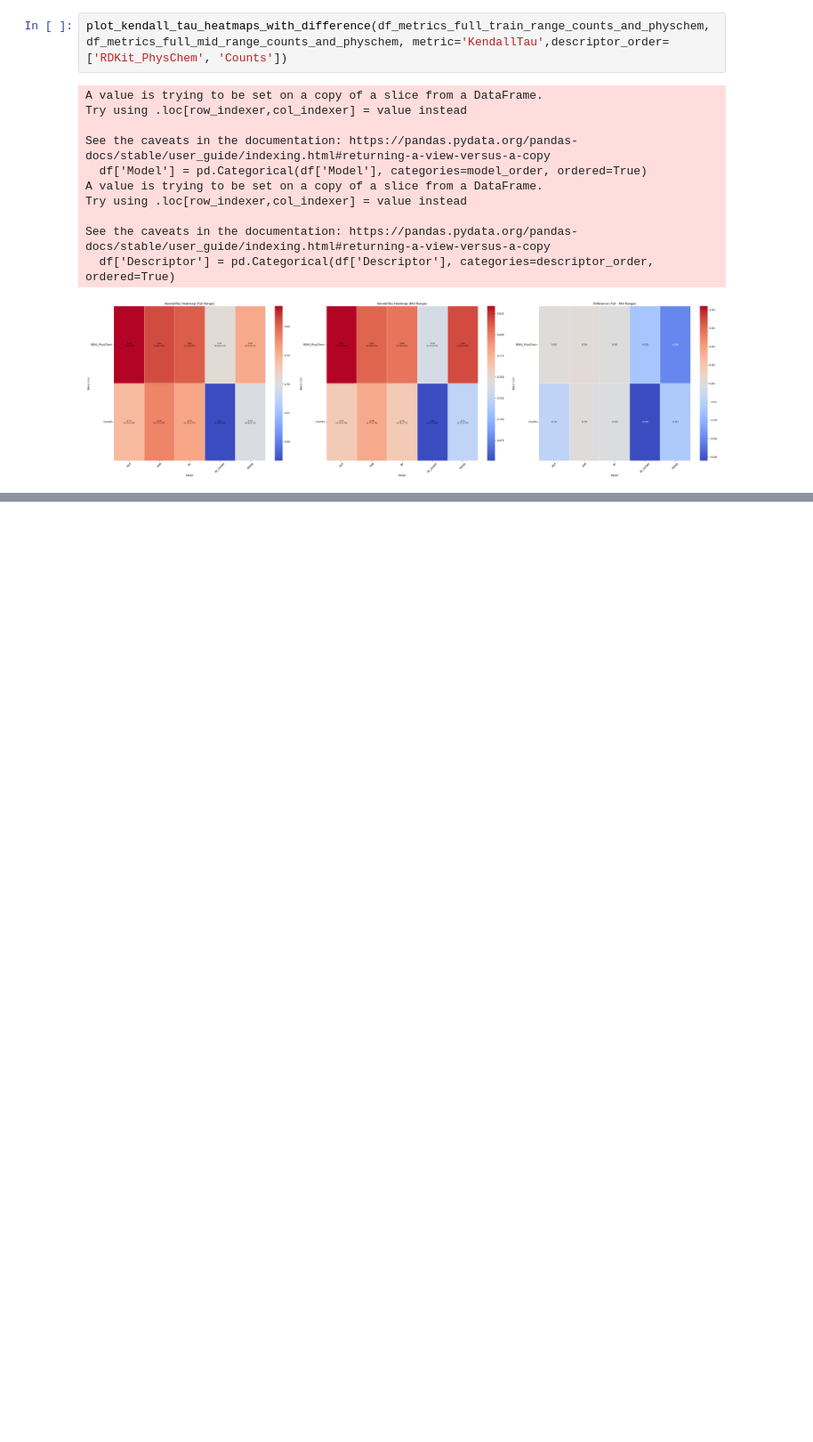
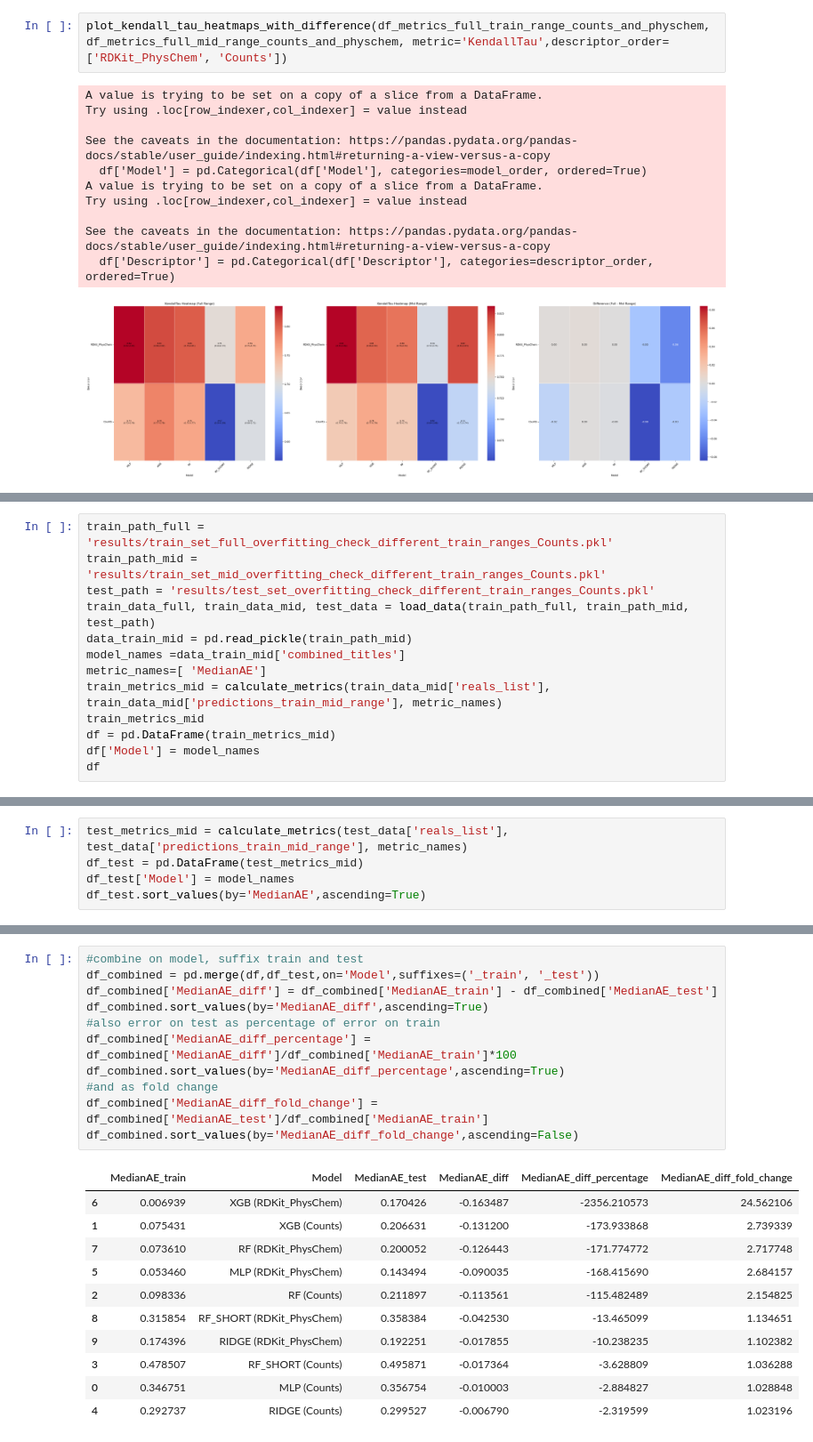
Before and after one commit to Cschiebroek/mdfptools, a Jupyter notebook: carl/benchmarking_platform/analysis_benchmarking_platform_different_ranges copy.ipynb, the cells around one changed output, grey strips where cells are left out. Shown at 89% size. Saved outputs shown, nothing was run; the diff lists cells and outputs as text; blank space fills up the shorter version.

```diff
--- a/carl/benchmarking_platform/analysis_benchmarking_platform_different_ranges copy.ipynb
+++ b/carl/benchmarking_platform/analysis_benchmarking_platform_different_ranges copy.ipynb
@@ -228,0 +231,13 @@ analyze_overfitting(
+# %%
+train_path_full = 'results/train_set_full_overfitting_check_different_train_ranges_Counts.pkl'
+train_path_mid = 'results/train_set_mid_overfitting_check_different_train_ranges_Counts.pkl'
+test_path = 'results/test_set_overfitting_check_different_train_ranges_Counts.pkl'
+train_data_full, train_data_mid, test_data = load_data(train_path_full, train_path_mid, test_path)
+data_train_mid = pd.read_pickle(train_path_mid)
+model_names =data_train_mid['combined_titles']
+metric_names=[ 'MedianAE']
+train_metrics_mid = calculate_metrics(train_data_mid['reals_list'], train_data_mid['predictions_train_mid_range'], metric_names)
+train_metrics_mid
+df = pd.DataFrame(train_metrics_mid)
+df['Model'] = model_names
+df
@@ -228,0 +270,5 @@ analyze_overfitting(
+# %%
+test_metrics_mid = calculate_metrics(test_data['reals_list'], test_data['predictions_train_mid_range'], metric_names)
+df_test = pd.DataFrame(test_metrics_mid)
+df_test['Model'] = model_names
+df_test.sort_values(by='MedianAE',ascending=True)
@@ -228,0 +287,23 @@ analyze_overfitting(
+# %%
+#combine on model, suffix train and test
+df_combined = pd.merge(df,df_test,on='Model',suffixes=('_train', '_test'))
+df_combined['MedianAE_diff'] = df_combined['MedianAE_train'] - df_combined['MedianAE_test']
+df_combined.sort_values(by='MedianAE_diff',ascending=True)
+#also error on test as percentage of error on train
+df_combined['MedianAE_diff_percentage'] = df_combined['MedianAE_diff']/df_combined['MedianAE_train']*100
+df_combined.sort_values(by='MedianAE_diff_percentage',ascending=True)
+#and as fold change
+df_combined['MedianAE_diff_fold_change'] = df_combined['MedianAE_test']/df_combined['MedianAE_train']
+df_combined.sort_values(by='MedianAE_diff_fold_change',ascending=False)
+# %% [output]
+|  | MedianAE_train | Model | MedianAE_test | MedianAE_diff | MedianAE_diff_percentage | MedianAE_diff_fold_change |
+| 6 | 0.006939 | XGB (RDKit_PhysChem) | 0.170426 | -0.163487 | -2356.210573 | 24.562106 |
+| 1 | 0.075431 | XGB (Counts) | 0.206631 | -0.131200 | -173.933868 | 2.739339 |
+| 7 | 0.073610 | RF (RDKit_PhysChem) | 0.200052 | -0.126443 | -171.774772 | 2.717748 |
+| 5 | 0.053460 | MLP (RDKit_PhysChem) | 0.143494 | -0.090035 | -168.415690 | 2.684157 |
+| 2 | 0.098336 | RF (Counts) | 0.211897 | -0.113561 | -115.482489 | 2.154825 |
+| 8 | 0.315854 | RF_SHORT (RDKit_PhysChem) | 0.358384 | -0.042530 | -13.465099 | 1.134651 |
+| 9 | 0.174396 | RIDGE (RDKit_PhysChem) | 0.192251 | -0.017855 | -10.238235 | 1.102382 |
+| 3 | 0.478507 | RF_SHORT (Counts) | 0.495871 | -0.017364 | -3.628809 | 1.036288 |
+| 0 | 0.346751 | MLP (Counts) | 0.356754 | -0.010003 | -2.884827 | 1.028848 |
+| 4 | 0.292737 | RIDGE (Counts) | 0.299527 | -0.006790 | -2.319599 | 1.023196 |
```
Also changed, not shown: parts of 5 cells of this notebook, 14 other files.
